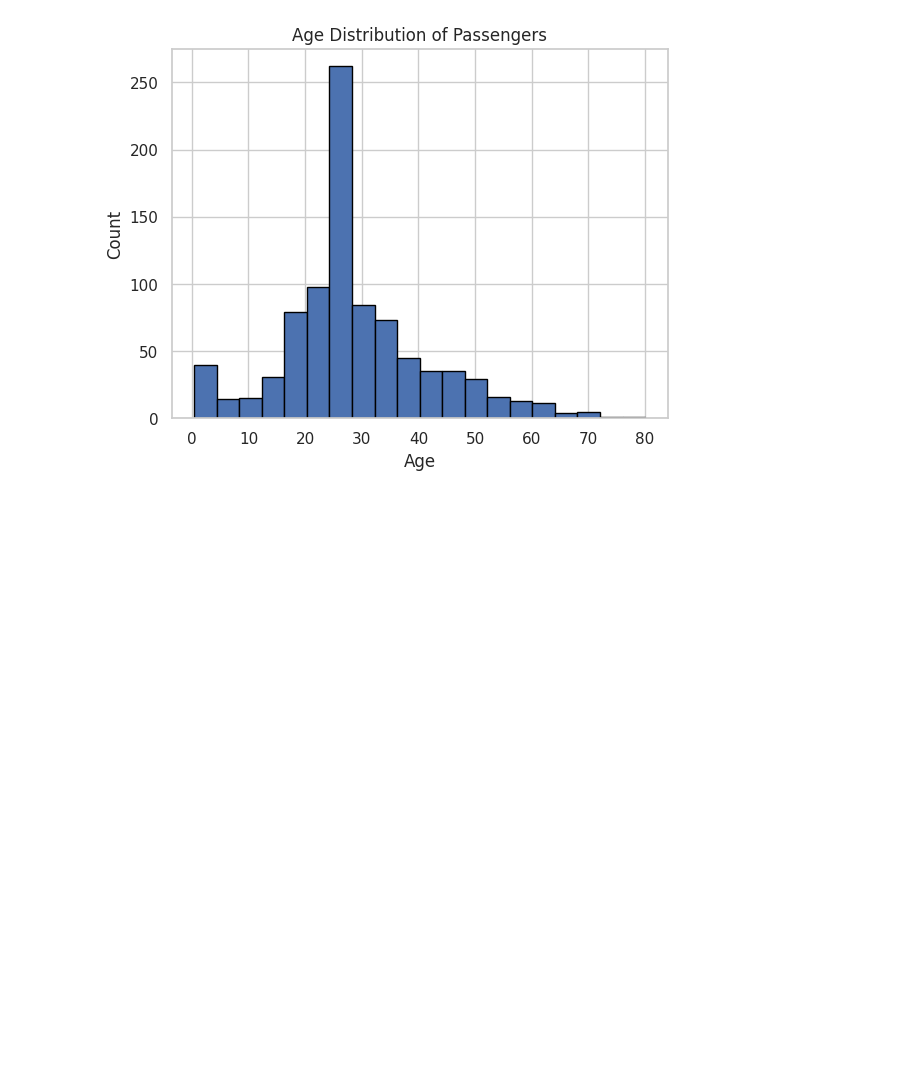
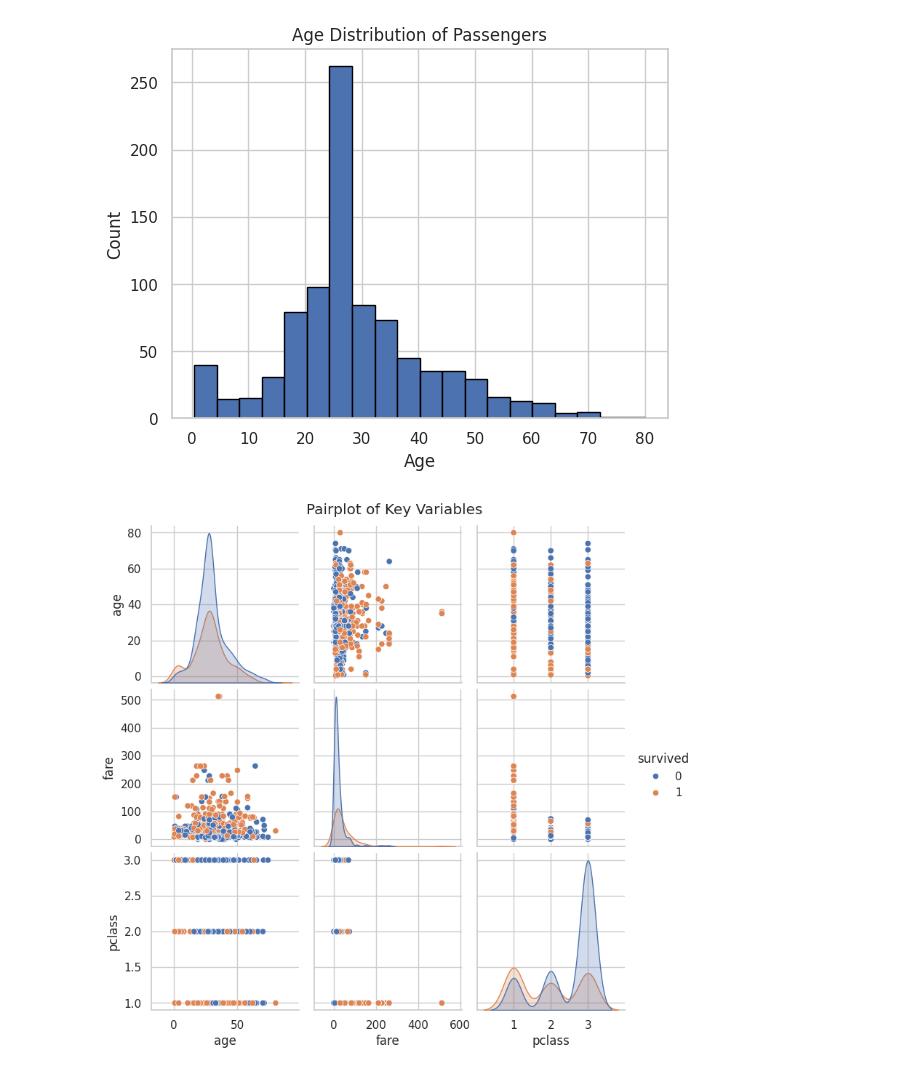
Before and after one commit to RaeHickel/Titanic, a Jupyter notebook: Titanic.ipynb, the cells around one changed output. Saved outputs shown, nothing was run; the diff lists cells and outputs as text; code cells hidden in the pictures; blank space fills up the shorter version.

```diff
--- a/Titanic.ipynb
+++ b/Titanic.ipynb
@@ -165,3 +165,9 @@ plt.ylabel('Count')
 plt.show()
 # %% [output]
 [figure]
+# %%
+sns.pairplot(df[['age', 'fare', 'pclass', 'survived']], hue='survived')
+plt.suptitle('Pairplot of Key Variables', y=1.02)
+plt.show()
+# %% [output]
+[figure, added]
```
